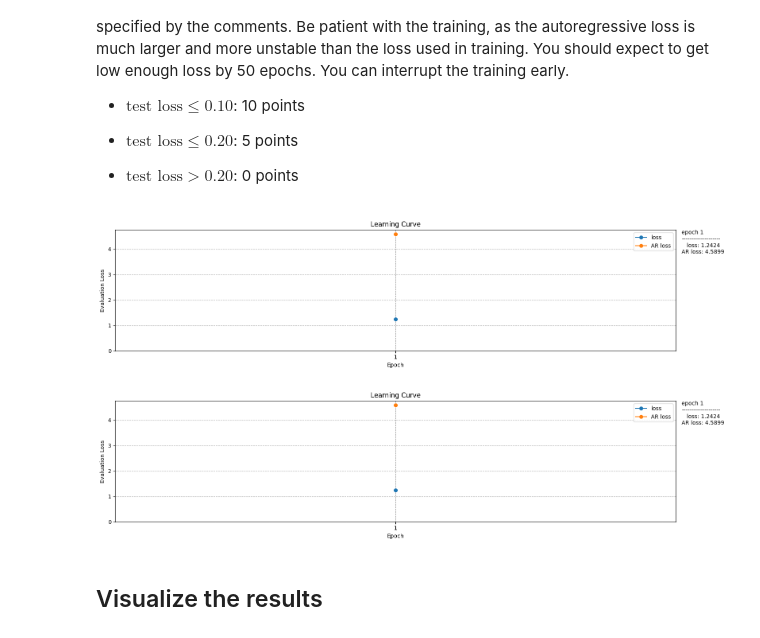
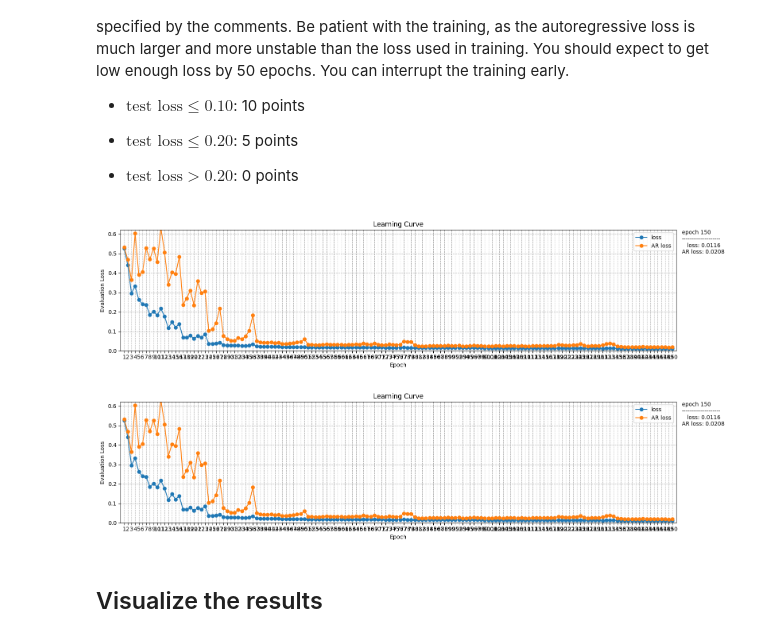
Before and after one commit to aitechroberts/deep_learning, a Jupyter notebook: HW10/HW10.ipynb, the cells around one changed output. Cells and saved outputs as stored; diff of their text form; code cells hidden in the pictures.

```diff
--- a/HW10/HW10.ipynb
+++ b/HW10/HW10.ipynb
@@ -715,39 +715,41 @@ You should achieve a good evaluation loss on the test dataset, which is calculat
 # %%
 """
 Search for hyperparameters.
 """
 
 model_config = dict(
-    n_layers = 4,
-    embed_dim = 128,
-    num_heads = 4,
-    norm_first = True, # try  changing this
-    bias = False, # try changing this
+    n_layers = 8,
+    embed_dim = 256,
+    num_heads = 8,
+    norm_first = False, # try  changing this
+    bias = True, # try changing this
     )
 
 train_config = dict(
     optimizer_name = 'AdamW',
-    optimizer_config = dict(),
+    optimizer_config = dict(lr=1e-3, weight_decay=1e-2),
     lr_scheduler_name = 'ReduceLROnPlateau',
-    lr_scheduler_config = dict(factor=0.5, patience=3),
+    lr_scheduler_config = dict(factor=0.5, patience=2, min_lr=1e-6),
 
-    n_epochs = 1,
-    batch_size = 128,
+    n_epochs = 150,
+    batch_size = 64,
     )
+
+torch.nn.utils.clip_grad_norm_(model.parameters(), 1.0)
 
 if __name__ == '__main__':
     train_dataset = Burgers_Dataset(device=Device)
     model = Model(**model_config)
     train(
         model = model,
         train_dataset = train_dataset,
         device = Device,
-        plot_freq = 1,
+        plot_freq = 5,
         **train_config,
         )
 # %% [output]
-[figure, old version]
+[figure, new version]
-[figure, old version]
+[figure, new version]
 # %% [markdown]
 ## Visualize the results
 # %%
```
Also changed, not shown: parts of 6 cells of this notebook, 4 other files.
